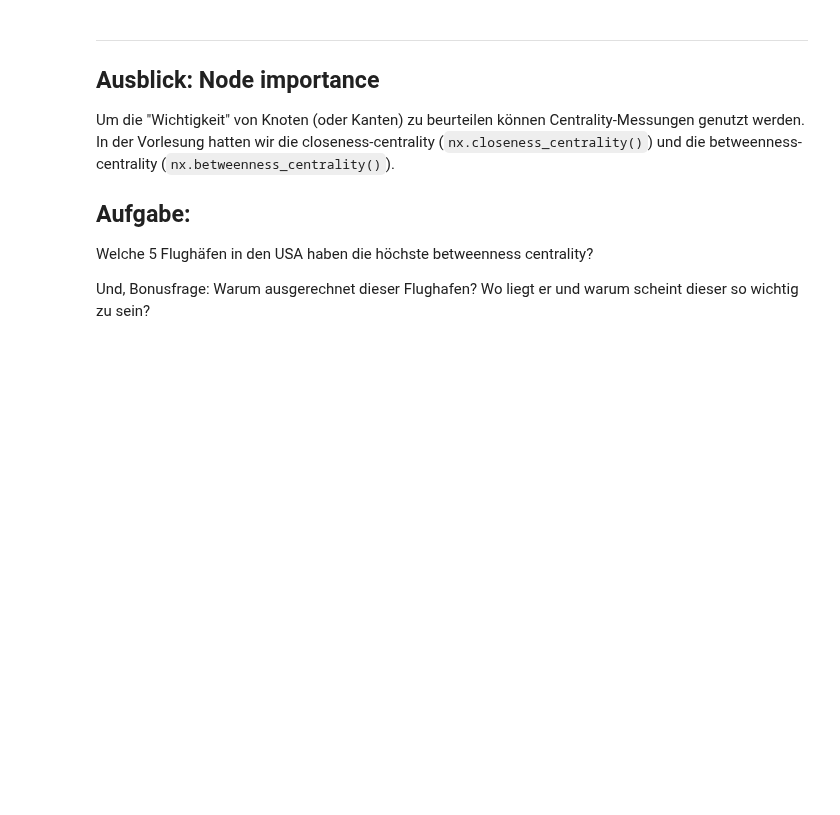
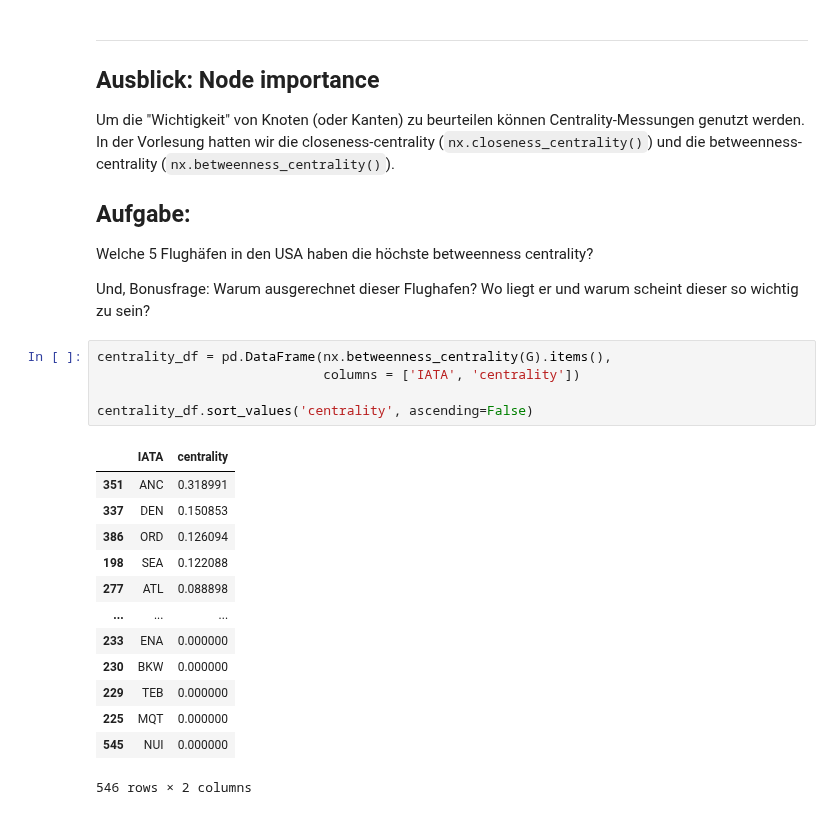
Before and after one commit to Knerten0815/data_science_course, a Jupyter notebook: notebooks/Moodle notebooks/praktikum_10_graphs_vorlage.ipynb, the cells around one changed output. Saved outputs shown, nothing was run; the diff lists cells and outputs as text; blank space fills up the shorter version.

```diff
--- a/notebooks/Moodle notebooks/praktikum_10_graphs_vorlage.ipynb
+++ b/notebooks/Moodle notebooks/praktikum_10_graphs_vorlage.ipynb
@@ -163,3 +239,22 @@ Um die "Wichtigkeit" von Knoten (oder Kanten) zu beurteilen können Centrality-M
 Welche 5 Flughäfen in den USA haben die höchste betweenness centrality?
 
 Und, Bonusfrage: Warum ausgerechnet dieser Flughafen? Wo liegt er und warum scheint dieser so wichtig zu sein?
+# %%
+centrality_df = pd.DataFrame(nx.betweenness_centrality(G).items(),
+                             columns = ['IATA', 'centrality'])
+
+centrality_df.sort_values('centrality', ascending=False)
+# %% [output]
+|  | IATA | centrality |
+| 351 | ANC | 0.318991 |
+| 337 | DEN | 0.150853 |
+| 386 | ORD | 0.126094 |
+| 198 | SEA | 0.122088 |
+| 277 | ATL | 0.088898 |
+| ... | ... | ... |
+| 233 | ENA | 0.000000 |
+| 230 | BKW | 0.000000 |
+| 229 | TEB | 0.000000 |
+| 225 | MQT | 0.000000 |
+| 545 | NUI | 0.000000 |
+546 rows × 2 columns
```
Also changed, not shown: parts of 17 cells of this notebook.
